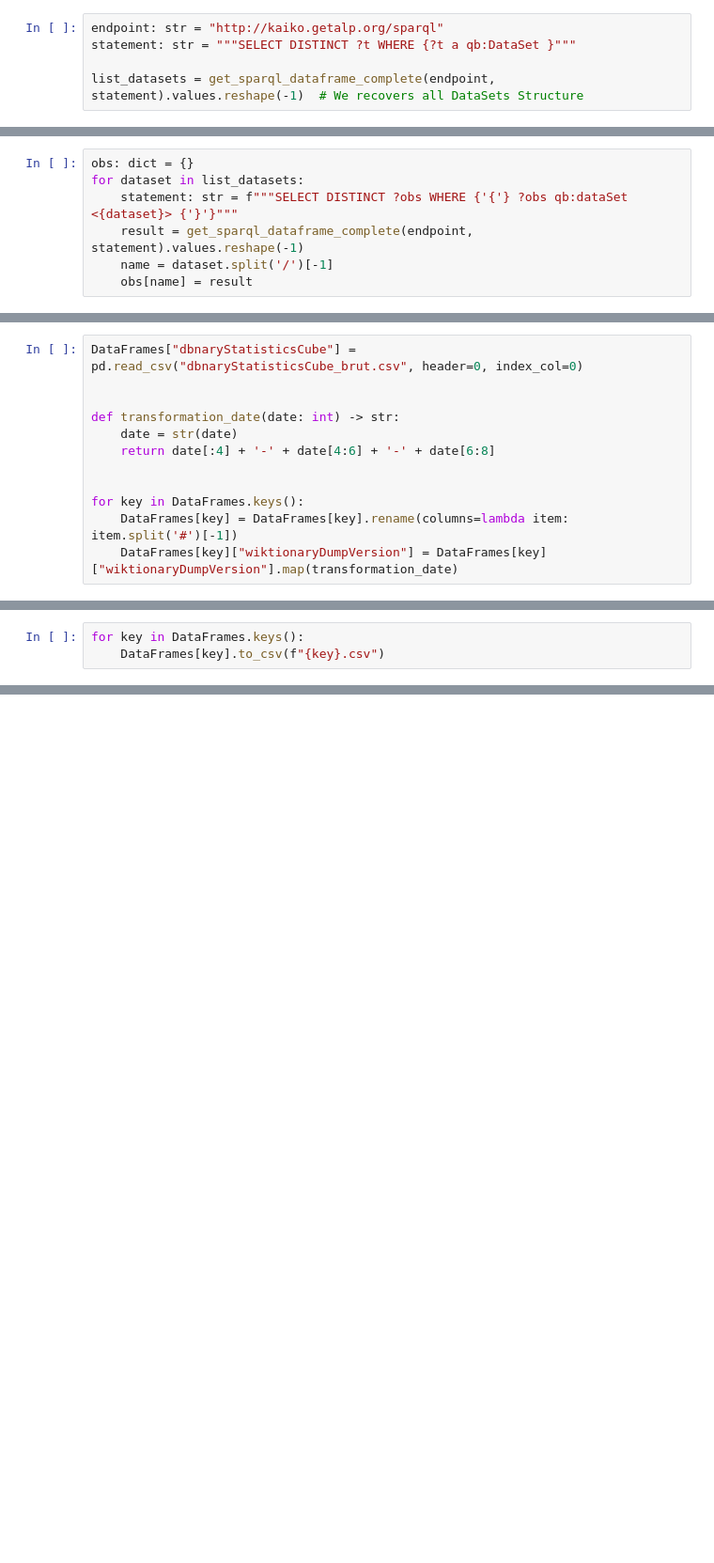
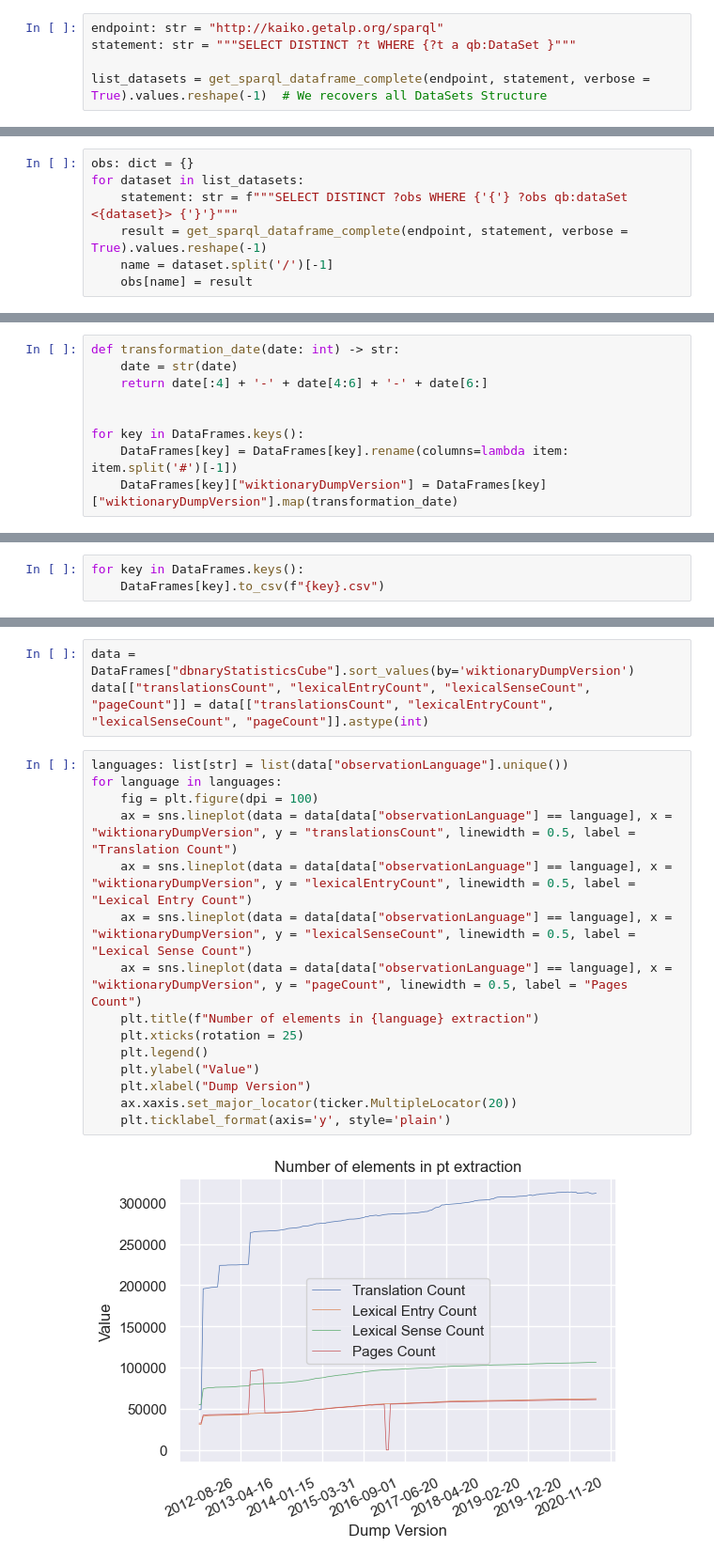
Before and after one commit to tristansaminadayar/pandas-datacube, a Jupyter notebook: search/notbooks/Version1.ipynb, the cells around one changed output, grey strips where cells are left out. Shown at 94% size. Saved outputs shown, nothing was run; the diff lists cells and outputs as text; blank space fills up the shorter version.

```diff
--- a/search/notbooks/Version1.ipynb
+++ b/search/notbooks/Version1.ipynb
@@ -97,4 +98,4 @@ def get_sparql_dataframe_complete(service: str, query: str, verbose: bool = Fals
 endpoint: str = "http://kaiko.getalp.org/sparql"
 statement: str = """SELECT DISTINCT ?t WHERE {?t a qb:DataSet }"""
 
-list_datasets = get_sparql_dataframe_complete(endpoint, statement).values.reshape(-1)  # We recovers all DataSets Structure
+list_datasets = get_sparql_dataframe_complete(endpoint, statement, verbose = True).values.reshape(-1)  # We recovers all DataSets Structure
@@ -106,6 +118,6 @@ list_datasets
 obs: dict = {}
 for dataset in list_datasets:
     statement: str = f"""SELECT DISTINCT ?obs WHERE {'{'} ?obs qb:dataSet <{dataset}> {'}'}"""
-    result = get_sparql_dataframe_complete(endpoint, statement).values.reshape(-1)
+    result = get_sparql_dataframe_complete(endpoint, statement, verbose = True).values.reshape(-1)
     name = dataset.split('/')[-1]
     obs[name] = result
@@ -143,12 +207,9 @@ for key, values in zip(obs.keys(), obs.values()):
 for key in DataFrames.keys():
     DataFrames[key].to_csv(f"{key}_brut.csv")
 # %%
-DataFrames["dbnaryStatisticsCube"] = pd.read_csv("dbnaryStatisticsCube_brut.csv", header=0, index_col=0)
-
-
 def transformation_date(date: int) -> str:
     date = str(date)
-    return date[:4] + '-' + date[4:6] + '-' + date[6:8]
+    return date[:4] + '-' + date[4:6] + '-' + date[6:]
 
 
 for key in DataFrames.keys():
@@ -177,0 +237,20 @@ plt
+# %%
+data = DataFrames["dbnaryStatisticsCube"].sort_values(by='wiktionaryDumpVersion')
+data[["translationsCount", "lexicalEntryCount", "lexicalSenseCount", "pageCount"]] = data[["translationsCount", "lexicalEntryCount", "lexicalSenseCount", "pageCount"]].astype(int)
+# %%
+languages: list[str] = list(data["observationLanguage"].unique())
+for language in languages:
+    fig = plt.figure(dpi = 100)
+    ax = sns.lineplot(data = data[data["observationLanguage"] == language], x = "wiktionaryDumpVersion", y = "translationsCount", linewidth = 0.5, label = "Translation Count")
+    ax = sns.lineplot(data = data[data["observationLanguage"] == language], x = "wiktionaryDumpVersion", y = "lexicalEntryCount", linewidth = 0.5, label = "Lexical Entry Count")
+    ax = sns.lineplot(data = data[data["observationLanguage"] == language], x = "wiktionaryDumpVersion", y = "lexicalSenseCount", linewidth = 0.5, label = "Lexical Sense Count")
+    ax = sns.lineplot(data = data[data["observationLanguage"] == language], x = "wiktionaryDumpVersion", y = "pageCount", linewidth = 0.5, label = "Pages Count")
+    plt.title(f"Number of elements in {language} extraction")
+    plt.xticks(rotation = 25)
+    plt.legend()
+    plt.ylabel("Value")
+    plt.xlabel("Dump Version")
+    ax.xaxis.set_major_locator(ticker.MultipleLocator(20))
+    plt.ticklabel_format(axis='y', style='plain')
+# %% [output]
+[figure, added]
```
Also changed, not shown: parts of 11 cells of this notebook, 7 other files.
